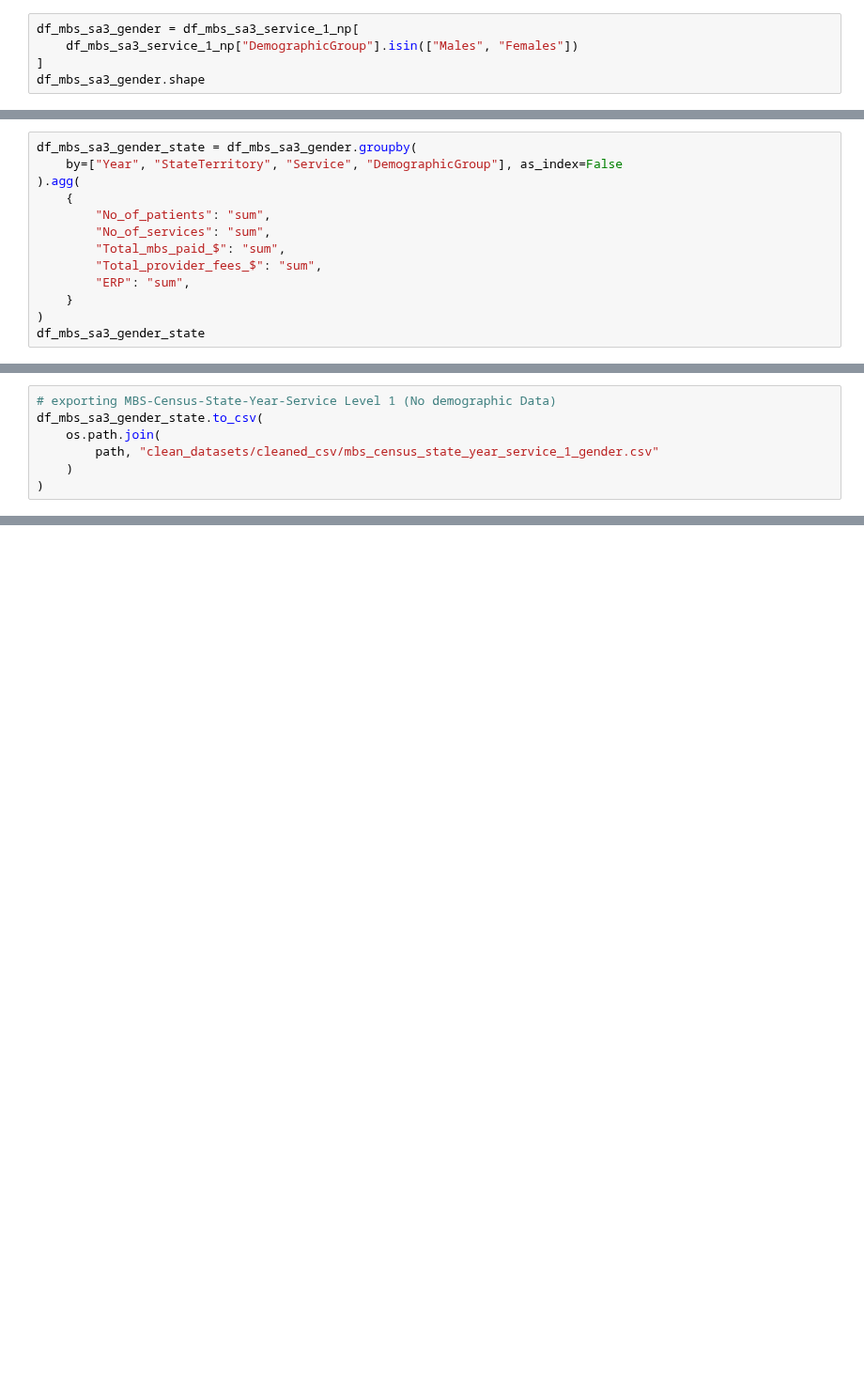
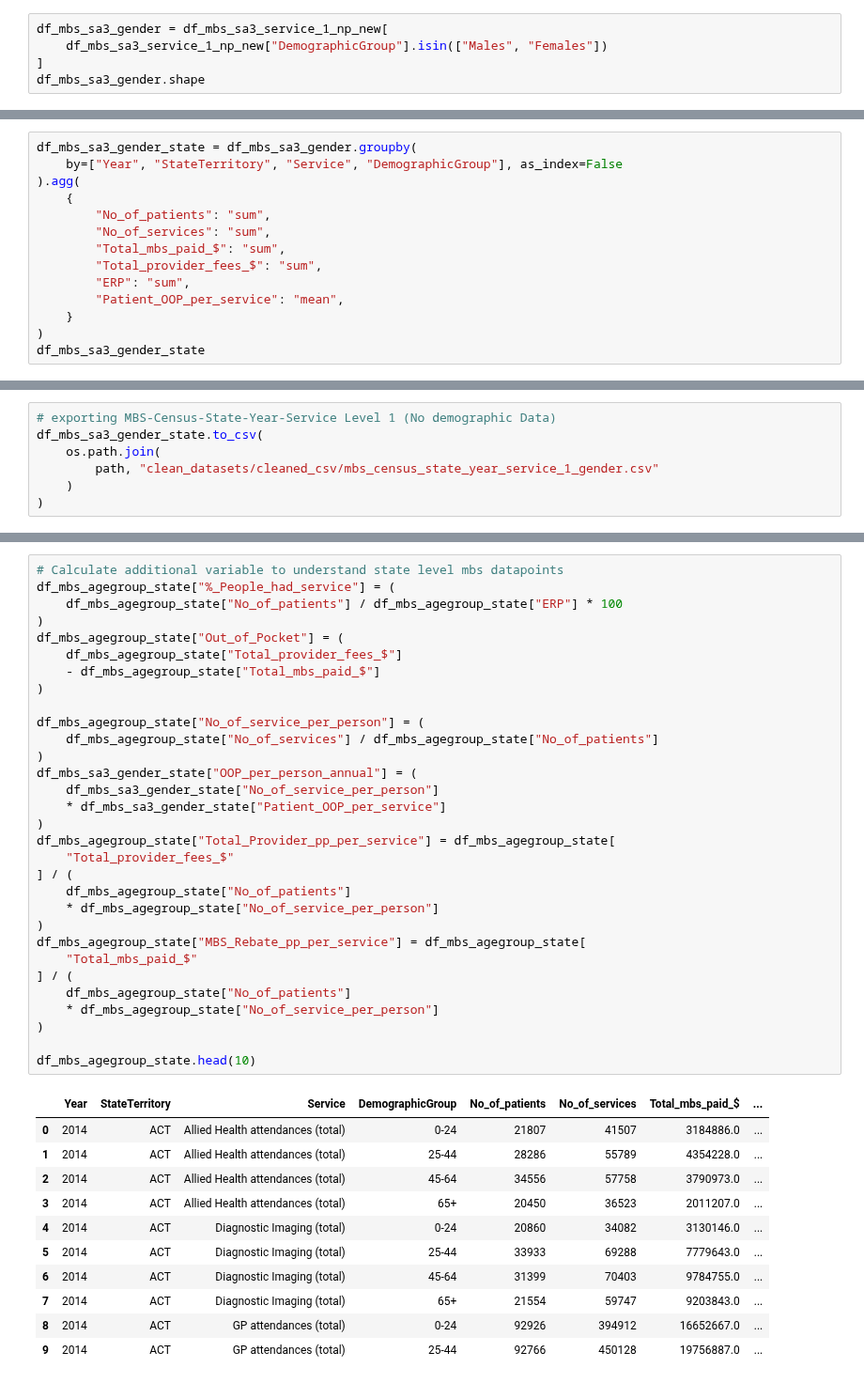
Before and after one commit to jiniep/mbs_analysis, a Jupyter notebook: scripts/16_exporting_data_slices.ipynb, the cells around one changed output, grey strips where cells are left out. Shown at 94% size. Cells and saved outputs as stored; diff of their text form; blank space fills up the shorter version.

```diff
--- a/scripts/16_exporting_data_slices.ipynb
+++ b/scripts/16_exporting_data_slices.ipynb
@@ -70,6 +145,6 @@ Index(['Year', 'StateTerritory', 'GeographicCode', 'GeographicAreaName',
 # %%
-df_mbs_sa3_gender = df_mbs_sa3_service_1_np[
-    df_mbs_sa3_service_1_np["DemographicGroup"].isin(["Males", "Females"])
+df_mbs_sa3_gender = df_mbs_sa3_service_1_np_new[
+    df_mbs_sa3_service_1_np_new["DemographicGroup"].isin(["Males", "Females"])
 ]
 df_mbs_sa3_gender.shape
 # %% [output]
@@ -84,6 +159,7 @@ df_mbs_sa3_gender_state = df_mbs_sa3_gender.groupby(
         "Total_mbs_paid_$": "sum",
         "Total_provider_fees_$": "sum",
         "ERP": "sum",
+        "Patient_OOP_per_service": "mean",
     }
 )
 df_mbs_sa3_gender_state
@@ -158,0 +274,43 @@ df_mbs_sa3_gender_state.to_csv(
+# %%
+# Calculate additional variable to understand state level mbs datapoints
+df_mbs_agegroup_state["%_People_had_service"] = (
+    df_mbs_agegroup_state["No_of_patients"] / df_mbs_agegroup_state["ERP"] * 100
+)
+df_mbs_agegroup_state["Out_of_Pocket"] = (
+    df_mbs_agegroup_state["Total_provider_fees_$"]
+    - df_mbs_agegroup_state["Total_mbs_paid_$"]
+)
+
+df_mbs_agegroup_state["No_of_service_per_person"] = (
+    df_mbs_agegroup_state["No_of_services"] / df_mbs_agegroup_state["No_of_patients"]
+)
+df_mbs_sa3_gender_state["OOP_per_person_annual"] = (
+    df_mbs_sa3_gender_state["No_of_service_per_person"]
+    * df_mbs_sa3_gender_state["Patient_OOP_per_service"]
+)
+df_mbs_agegroup_state["Total_Provider_pp_per_service"] = df_mbs_agegroup_state[
+    "Total_provider_fees_$"
+] / (
+    df_mbs_agegroup_state["No_of_patients"]
+    * df_mbs_agegroup_state["No_of_service_per_person"]
+)
+df_mbs_agegroup_state["MBS_Rebate_pp_per_service"] = df_mbs_agegroup_state[
+    "Total_mbs_paid_$"
+] / (
+    df_mbs_agegroup_state["No_of_patients"]
+    * df_mbs_agegroup_state["No_of_service_per_person"]
+)
+
+df_mbs_agegroup_state.head(10)
+# %% [output]
+|  | Year | StateTerritory | Service | DemographicGroup | No_of_patients | No_of_services | Total_mbs_paid_$ | ... |
+| 0 | 2014 | ACT | Allied Health attendances (total) | 0-24 | 21807 | 41507 | 3184886.0 | ... |
+| 1 | 2014 | ACT | Allied Health attendances (total) | 25-44 | 28286 | 55789 | 4354228.0 | ... |
+| 2 | 2014 | ACT | Allied Health attendances (total) | 45-64 | 34556 | 57758 | 3790973.0 | ... |
+| 3 | 2014 | ACT | Allied Health attendances (total) | 65+ | 20450 | 36523 | 2011207.0 | ... |
+| 4 | 2014 | ACT | Diagnostic Imaging (total) | 0-24 | 20860 | 34082 | 3130146.0 | ... |
+| 5 | 2014 | ACT | Diagnostic Imaging (total) | 25-44 | 33933 | 69288 | 7779643.0 | ... |
+| 6 | 2014 | ACT | Diagnostic Imaging (total) | 45-64 | 31399 | 70403 | 9784755.0 | ... |
+| 7 | 2014 | ACT | Diagnostic Imaging (total) | 65+ | 21554 | 59747 | 9203843.0 | ... |
+| 8 | 2014 | ACT | GP attendances (total) | 0-24 | 92926 | 394912 | 16652667.0 | ... |
+| 9 | 2014 | ACT | GP attendances (total) | 25-44 | 92766 | 450128 | 19756887.0 | ... |
```
Also changed, not shown: parts of 18 cells of this notebook.
